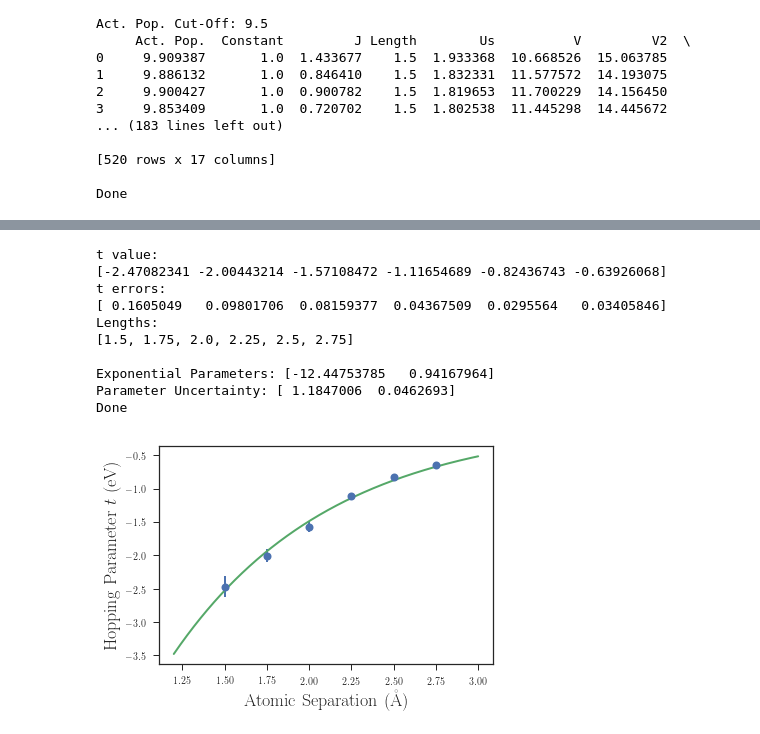
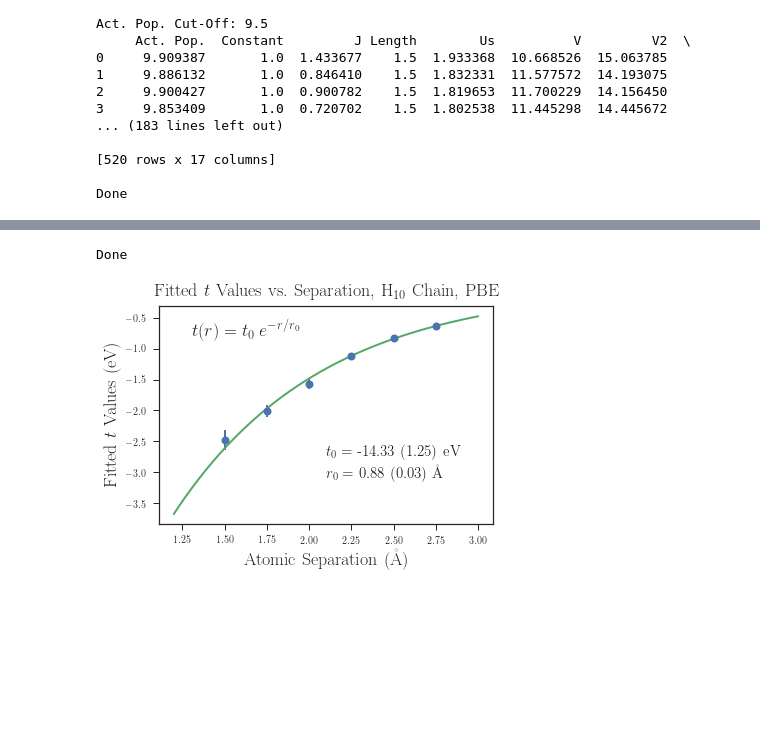
Before and after one commit to hiteshjc/Downfolding, a Jupyter notebook: hchain_data/kiel/h_chain_combine.ipynb, the cells around one changed output, grey strips where cells are left out. Saved outputs shown, nothing was run; the diff lists cells and outputs as text; code cells hidden in the pictures; blank space fills up the shorter version.

Commit message:
Updated plotting script

```diff
--- a/hchain_data/kiel/h_chain_combine.ipynb
+++ b/hchain_data/kiel/h_chain_combine.ipynb
@@ -68,22 +68,30 @@ Len=len(dat['atom'])
 dat = dat.reset_index(drop=True)
 
 L=len(dat['energy'])
+#print(dat)
 
-#############################################################################
+###############################################################################
 
 dat.to_csv('H_chain_data.csv')
 dat.to_pickle('H_chain_data.pkl')
 
 act_num=10
 
+dat=dat[dat['Act. Pop.'] > 0.1]
+
+bad_dat=dat[dat['Act. Pop.'] < 9.5]
+
 print('Act. Pop. Cut-Off: '+np.str(act_num-0.5))
 dat=dat[dat['Act. Pop.'] > act_num-0.5]
+
 print(dat)
 
+dat.to_csv('H_chain_data.csv')
+dat.to_pickle('H_chain_data.pkl')
 
-dat.to_csv('H_chain_data.csv')
 
 print('')
+
 print('Done')
 # %% [output]
 Index([ u'Act. Pop.',   u'Constant',          u'J',     u'Length',
@@ -231,10 +304,15 @@ Done
 # %%
-#Fit curve to t parameter for U-t model, with no offset, no annotation
+#Fit exponential curve to t(r) parameter for U-t model
 from scipy.optimize import curve_fit
 
 plt.rc('text', usetex=True)
 plt.rc('font', family='serif')
 evc=27.2114
+func_choice='pbe'
+
+lw=0
+fs=18
+ms=8
 
 def fit_dataframe(parameters,df):
   nparms=len(parameters)
@@ -259,10 +337,8 @@ def fit_dataframe_ols(parameters,df):
 
   model=sm.OLS(K,A).fit()
   results = model
-#  print(results.summary())
 
   return model,A,K
-
 
 DM_terms=['Constant', 't', 'Us']
 
@@ -281,61 +357,40 @@ for il,l in enumerate(lengths):
     E_err=x[3]
     E_mod=x[4]
     E_err_mod=(np.array(E_ab)-np.array(E_mod))
     for iv,v in enumerate(x[0]):
         params[DM_terms[iv]]['Value'].append(v)
         params[DM_terms[iv]]['Error'].append(mod.bse[iv])
 
 t_values=params['t']['Value']
 t_err=params['t']['Error']
 
-print('t value:')
-print(evc*np.array(t_values))
-print('t errors:')
-print(np.array(t_err))
-print('Lengths:')
-print(lengths)
-print('')
-
-
-curve_param, curve_cov =curve_fit(lambda t,a,b: a*np.exp(-1*t/b),  lengths,  evc*np.array(t_values), p0=(1,1))
+curve_param, curve_cov =curve_fit(lambda t,a,b: a*np.exp(-1*t/b),  lengths,  evc*np.array(t_values), p0=(1,1), sigma=t_err)
 
 curve_std=np.sqrt(np.diag(curve_cov))
-
-print('Exponential Parameters: '+np.str(curve_param))
-print('Parameter Uncertainty: '+np.str(curve_std))
 
 a_fit=curve_param[0]
 b_fit=curve_param[1]
 
 x_fit=np.linspace(1.2,3,500)
 y_fit=(a_fit*np.exp(-1*x_fit/b_fit))
 
 
-plt.errorbar(lengths, evc*np.array(t_values), yerr=t_err, elinewidth=2, linewidth=0.0, marker='o', markersize=ms-2, mew=2)
+plt.errorbar(lengths, evc*np.array(t_values), yerr=t_err, elinewidth=2, linewidth=0, marker='o', markersize=ms-2, mew=2)
 plt.plot(x_fit, y_fit, linewidth=2, markersize=0, mew=2)
 plt.xlabel('Atomic Separation (\AA)', fontsize=fs)
-plt.ylabel('Hopping Parameter $t$ (eV)', fontsize=fs)
-#plt.title('Fitted $t$ Values vs. Separation, H$_{10}$ Chain, PBE', fontsize=fs)
+plt.ylabel('Fitted $t$ Values (eV)', fontsize=fs)
+plt.title('Fitted $t$ Values vs. Separation, H$_{10}$ Chain, PBE', fontsize=fs)
 
 capy=0.85
 round_num=2
-#plt.annotate("$t (r) = t_0 \: e^{-r / r_0 }$", xy=(0.1,capy), xycoords='axes fraction', fontsize=18)
-#plt.annotate("$ t_0 =$ "+np.str(np.round(curve_param[0], round_num))+" ("+np.str(np.round(curve_std[0], round_num))+") eV", xy=(0.5,0.30), xycoords='axes fraction', fontsize=15)
-#plt.annotate("$ r_0 =$ "+np.str(np.round(curve_param[1], round_num))+" ("+np.str(np.round(curve_std[1], round_num))+") \AA", xy=(0.5,0.20), xycoords='axes fraction', fontsize=15)
+plt.annotate("$t (r) = t_0 \: e^{-r / r_0 }$", xy=(0.1,capy), xycoords='axes fraction', fontsize=18)
+plt.annotate("$ t_0 =$ "+np.str(np.round(curve_param[0], round_num))+" ("+np.str(np.round(curve_std[0], round_num))+") eV", xy=(0.5,0.30), xycoords='axes fraction', fontsize=15)
+plt.annotate("$ r_0 =$ "+np.str(np.round(curve_param[1], round_num))+" ("+np.str(np.round(curve_std[1], round_num))+") \AA", xy=(0.5,0.20), xycoords='axes fraction', fontsize=15)
 
-plt.savefig('fitted_t_values_no_annotate_h10_chain.pdf', bbox_inches='tight')
-plt.savefig('fitted_t_values_no_annotate_h10_chain.png', bbox_inches='tight', dpi=200)
+plt.savefig('fitted_t_values_no_offset_h10_chain.pdf', bbox_inches='tight')
+plt.savefig('fitted_t_values_no_offset_h10_chain.png', bbox_inches='tight', dpi=200)
 
 print('Done')
 # %% [output]
-t value:
-[-2.47082341 -2.00443214 -1.57108472 -1.11654689 -0.82436743 -0.63926068]
-t errors:
-[ 0.1605049   0.09801706  0.08159377  0.04367509  0.0295564   0.03405846]
-Lengths:
-[1.5, 1.75, 2.0, 2.25, 2.5, 2.75]
-
-Exponential Parameters: [-12.44753785   0.94167964]
-Parameter Uncertainty: [ 1.1847006  0.0462693]
 Done
-[figure, old version]
+[figure, new version]
```
Also changed, not shown: parts of 3 cells of this notebook.
